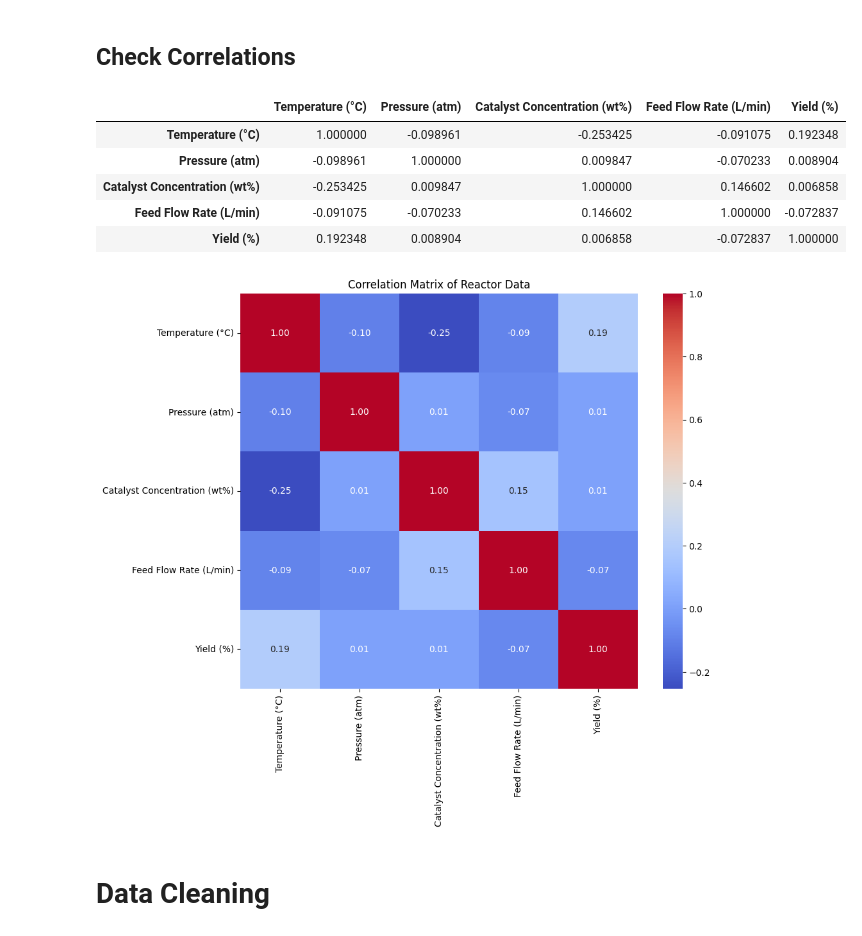
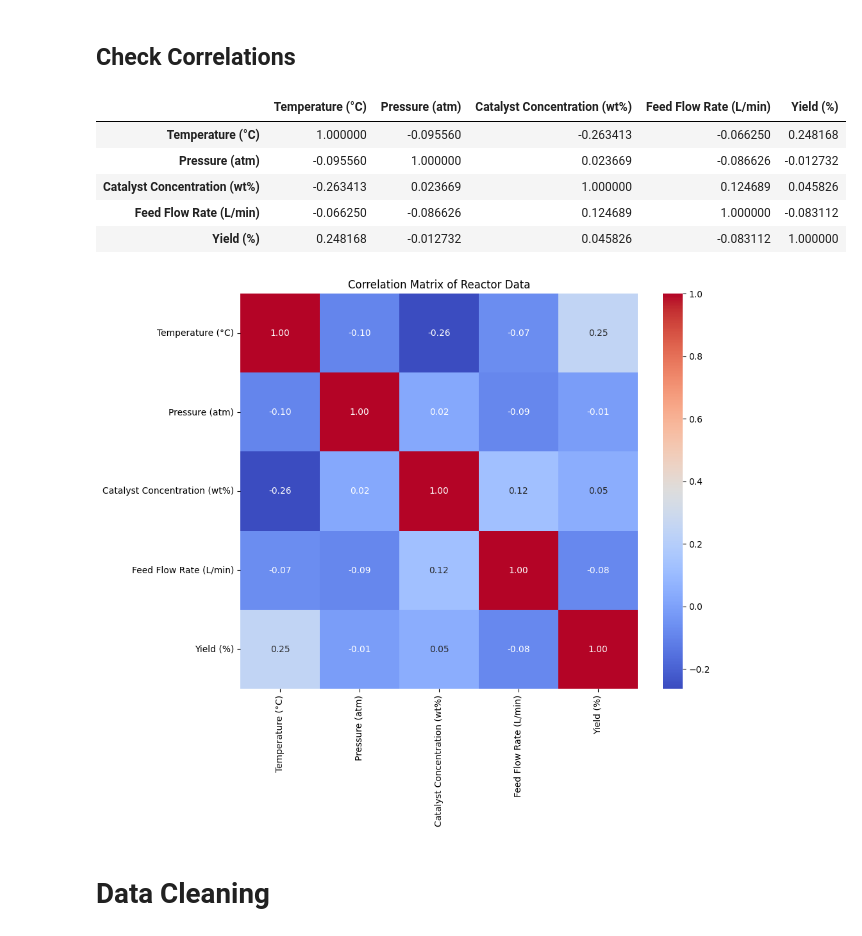
Before and after one commit to dissabnd/Applied-AI-in-Chemical-and-Process-Engineering, a Jupyter notebook: 2_MLpipeline.ipynb, the cells around one changed output. Drawn from its saved outputs; the diff is of its cells as text; code cells hidden in the pictures.

```diff
--- a/2_MLpipeline.ipynb
+++ b/2_MLpipeline.ipynb
@@ -124,18 +124,18 @@ array([[<Axes: title={'center': 'Temperature (°C)'}>,
 # %%
 # prompt: print correlations matrix and do a plot a heatmap of correlation
 
 # calculate correlations
-correlations = df3.corr()
+correlations = df.corr()
 
 # print correlations matrix
 correlations
 # %% [output]
 |  | Temperature (°C) | Pressure (atm) | Catalyst Concentration (wt%) | Feed Flow Rate (L/min) | Yield (%) |
-| Temperature (°C) | 1.000000 | -0.098961 | -0.253425 | -0.091075 | 0.192348 |
-| Pressure (atm) | -0.098961 | 1.000000 | 0.009847 | -0.070233 | 0.008904 |
-| Catalyst Concentration (wt%) | -0.253425 | 0.009847 | 1.000000 | 0.146602 | 0.006858 |
-| Feed Flow Rate (L/min) | -0.091075 | -0.070233 | 0.146602 | 1.000000 | -0.072837 |
-| Yield (%) | 0.192348 | 0.008904 | 0.006858 | -0.072837 | 1.000000 |
+| Temperature (°C) | 1.000000 | -0.095560 | -0.263413 | -0.066250 | 0.248168 |
+| Pressure (atm) | -0.095560 | 1.000000 | 0.023669 | -0.086626 | -0.012732 |
+| Catalyst Concentration (wt%) | -0.263413 | 0.023669 | 1.000000 | 0.124689 | 0.045826 |
+| Feed Flow Rate (L/min) | -0.066250 | -0.086626 | 0.124689 | 1.000000 | -0.083112 |
+| Yield (%) | 0.248168 | -0.012732 | 0.045826 | -0.083112 | 1.000000 |
 # %%
 # plot heatmap of correlations
 plt.figure(figsize=(10, 8))
@@ -143,7 +143,7 @@ sns.heatmap(correlations, annot=True, cmap='coolwarm', fmt=".2f")
 plt.title('Correlation Matrix of Reactor Data')
 plt.show()
 # %% [output]
-[figure, old version]
+[figure, new version]
 # %% [markdown]
 # Data Cleaning
 # %% [markdown]
```
Also changed, not shown: parts of 3 cells of this notebook.
